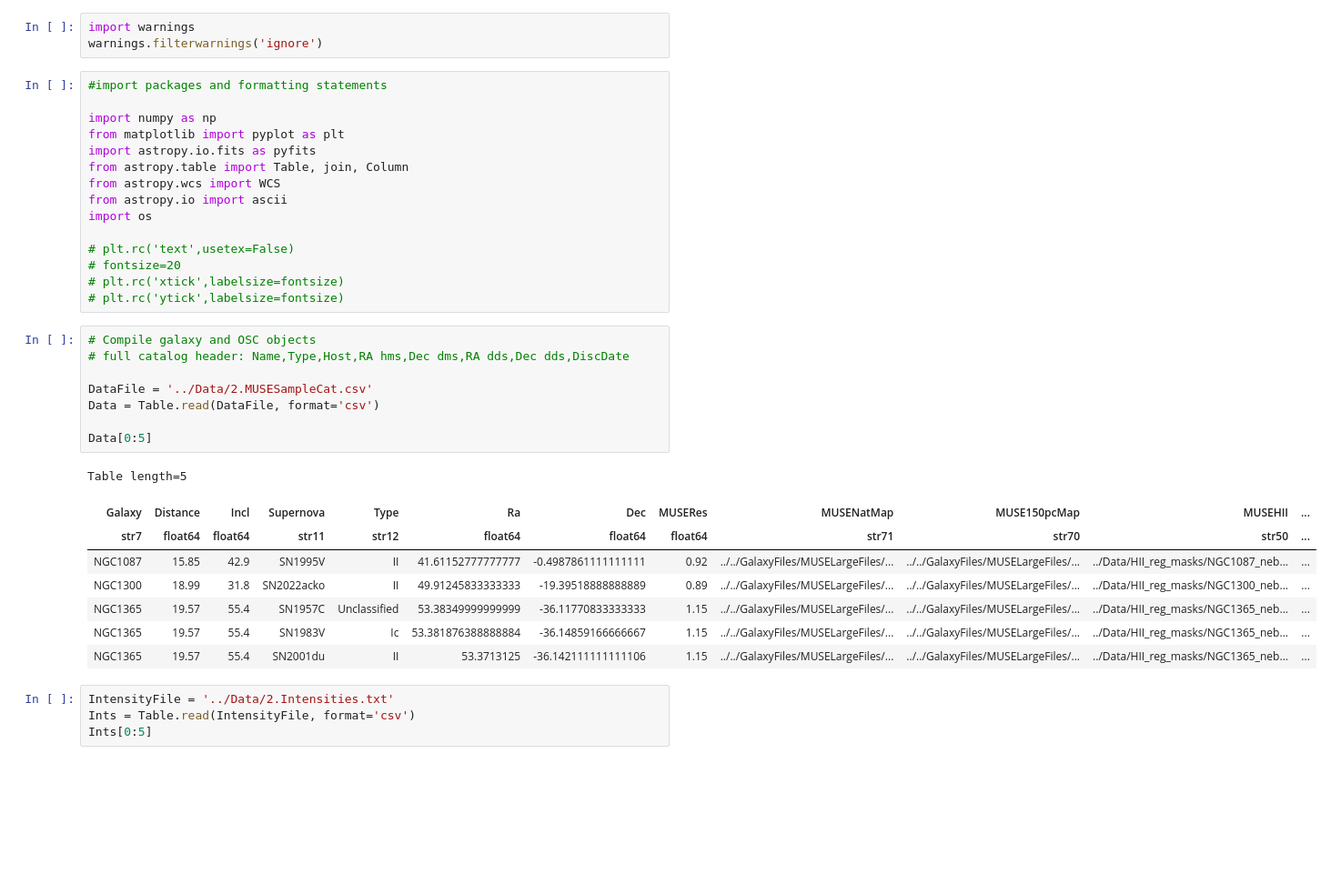
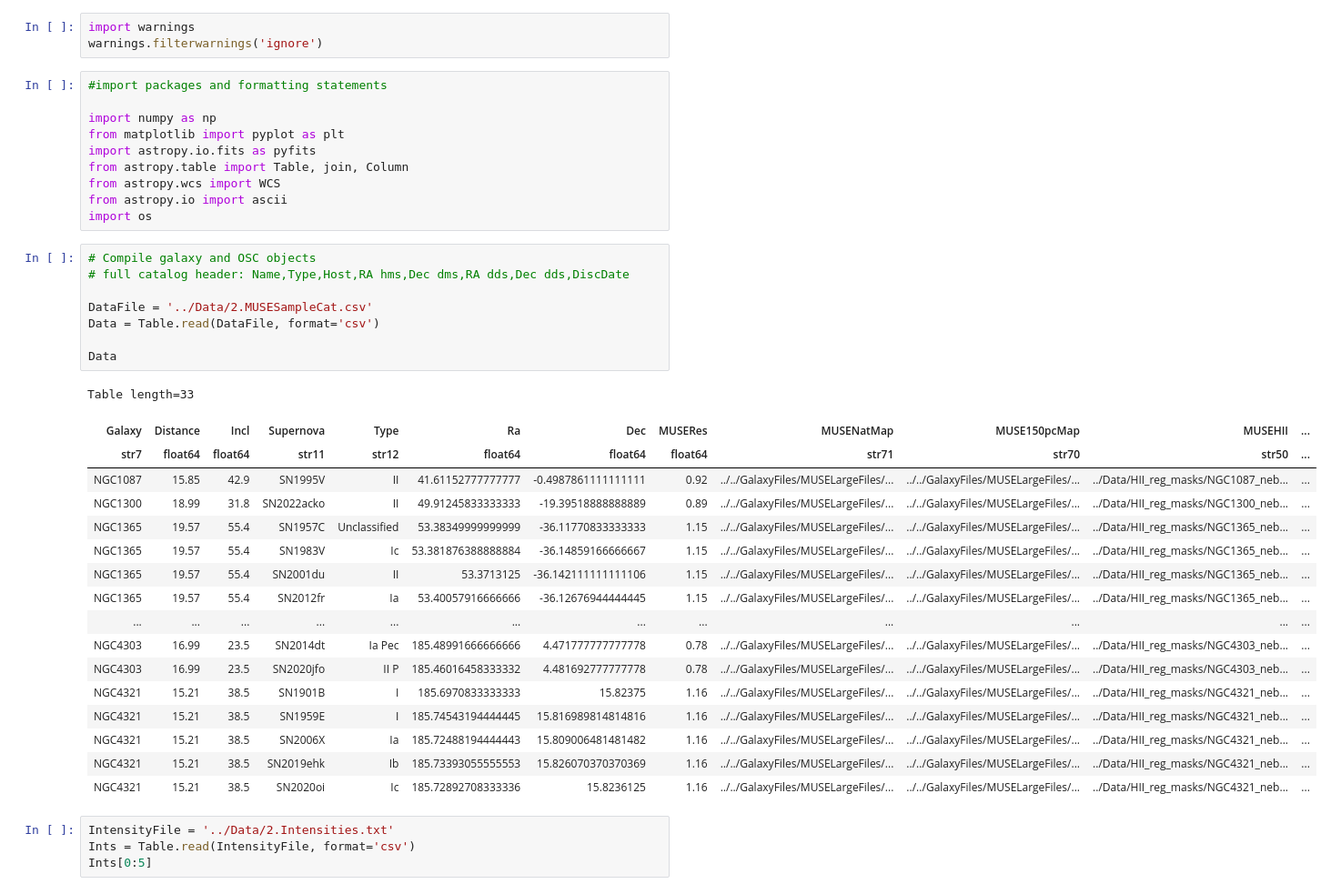
Before and after one commit to NessMayker/SNeHa, a Jupyter notebook: Code/2a.MUSE_SNe_intensity_visualizations.ipynb, the cells around one changed output. Shown at 91% size. Drawn from its saved outputs; the diff is of its cells as text; blank space fills up the shorter version.

```diff
--- a/Code/2a.MUSE_SNe_intensity_visualizations.ipynb
+++ b/Code/2a.MUSE_SNe_intensity_visualizations.ipynb
@@ -13,28 +13,32 @@ from astropy.table import Table, join, Column
 from astropy.wcs import WCS
 from astropy.io import ascii
 import os
-
-# plt.rc('text',usetex=False)
-# fontsize=20
-# plt.rc('xtick',labelsize=fontsize)
-# plt.rc('ytick',labelsize=fontsize)
 # %%
 # Compile galaxy and OSC objects
 # full catalog header: Name,Type,Host,RA hms,Dec dms,RA dds,Dec dds,DiscDate
 
 DataFile = '../Data/2.MUSESampleCat.csv'
 Data = Table.read(DataFile, format='csv')
 
-Data[0:5]
+Data
 # %% [output]
-Table length=5
+Table length=33
 | Galaxy | Distance | Incl | Supernova | Type | Ra | Dec | MUSERes | MUSENatMap | MUSE150pcMap | MUSEHII | ... |
 | str7 | float64 | float64 | str11 | str12 | float64 | float64 | float64 | str71 | str70 | str50 | ... |
 | NGC1087 | 15.85 | 42.9 | SN1995V | II | 41.61152777777777 | -0.4987861111111111 | 0.92 | ../../GalaxyFiles/MUSELargeFiles/... | ../../GalaxyFiles/MUSELargeFiles/... | ../Data/HII_reg_masks/NGC1087_neb... | ... |
 | NGC1300 | 18.99 | 31.8 | SN2022acko | II | 49.91245833333333 | -19.39518888888889 | 0.89 | ../../GalaxyFiles/MUSELargeFiles/... | ../../GalaxyFiles/MUSELargeFiles/... | ../Data/HII_reg_masks/NGC1300_neb... | ... |
 | NGC1365 | 19.57 | 55.4 | SN1957C | Unclassified | 53.38349999999999 | -36.11770833333333 | 1.15 | ../../GalaxyFiles/MUSELargeFiles/... | ../../GalaxyFiles/MUSELargeFiles/... | ../Data/HII_reg_masks/NGC1365_neb... | ... |
 | NGC1365 | 19.57 | 55.4 | SN1983V | Ic | 53.381876388888884 | -36.14859166666667 | 1.15 | ../../GalaxyFiles/MUSELargeFiles/... | ../../GalaxyFiles/MUSELargeFiles/... | ../Data/HII_reg_masks/NGC1365_neb... | ... |
 | NGC1365 | 19.57 | 55.4 | SN2001du | II | 53.3713125 | -36.142111111111106 | 1.15 | ../../GalaxyFiles/MUSELargeFiles/... | ../../GalaxyFiles/MUSELargeFiles/... | ../Data/HII_reg_masks/NGC1365_neb... | ... |
+| NGC1365 | 19.57 | 55.4 | SN2012fr | Ia | 53.40057916666666 | -36.12676944444445 | 1.15 | ../../GalaxyFiles/MUSELargeFiles/... | ../../GalaxyFiles/MUSELargeFiles/... | ../Data/HII_reg_masks/NGC1365_neb... | ... |
+| ... | ... | ... | ... | ... | ... | ... | ... | ... | ... | ... | ... |
+| NGC4303 | 16.99 | 23.5 | SN2014dt | Ia Pec | 185.48991666666666 | 4.471777777777778 | 0.78 | ../../GalaxyFiles/MUSELargeFiles/... | ../../GalaxyFiles/MUSELargeFiles/... | ../Data/HII_reg_masks/NGC4303_neb... | ... |
+| NGC4303 | 16.99 | 23.5 | SN2020jfo | II P | 185.46016458333332 | 4.481692777777778 | 0.78 | ../../GalaxyFiles/MUSELargeFiles/... | ../../GalaxyFiles/MUSELargeFiles/... | ../Data/HII_reg_masks/NGC4303_neb... | ... |
+| NGC4321 | 15.21 | 38.5 | SN1901B | I | 185.6970833333333 | 15.82375 | 1.16 | ../../GalaxyFiles/MUSELargeFiles/... | ../../GalaxyFiles/MUSELargeFiles/... | ../Data/HII_reg_masks/NGC4321_neb... | ... |
+| NGC4321 | 15.21 | 38.5 | SN1959E | I | 185.74543194444445 | 15.816989814814816 | 1.16 | ../../GalaxyFiles/MUSELargeFiles/... | ../../GalaxyFiles/MUSELargeFiles/... | ../Data/HII_reg_masks/NGC4321_neb... | ... |
+| NGC4321 | 15.21 | 38.5 | SN2006X | Ia | 185.72488194444443 | 15.809006481481482 | 1.16 | ../../GalaxyFiles/MUSELargeFiles/... | ../../GalaxyFiles/MUSELargeFiles/... | ../Data/HII_reg_masks/NGC4321_neb... | ... |
+| NGC4321 | 15.21 | 38.5 | SN2019ehk | Ib | 185.73393055555553 | 15.826070370370369 | 1.16 | ../../GalaxyFiles/MUSELargeFiles/... | ../../GalaxyFiles/MUSELargeFiles/... | ../Data/HII_reg_masks/NGC4321_neb... | ... |
+| NGC4321 | 15.21 | 38.5 | SN2020oi | Ic | 185.72892708333336 | 15.8236125 | 1.16 | ../../GalaxyFiles/MUSELargeFiles/... | ../../GalaxyFiles/MUSELargeFiles/... | ../Data/HII_reg_masks/NGC4321_neb... | ... |
 # %%
 IntensityFile = '../Data/2.Intensities.txt'
 Ints = Table.read(IntensityFile, format='csv')
```
Also changed, not shown: parts of 5 cells of this notebook, 9 other files.
